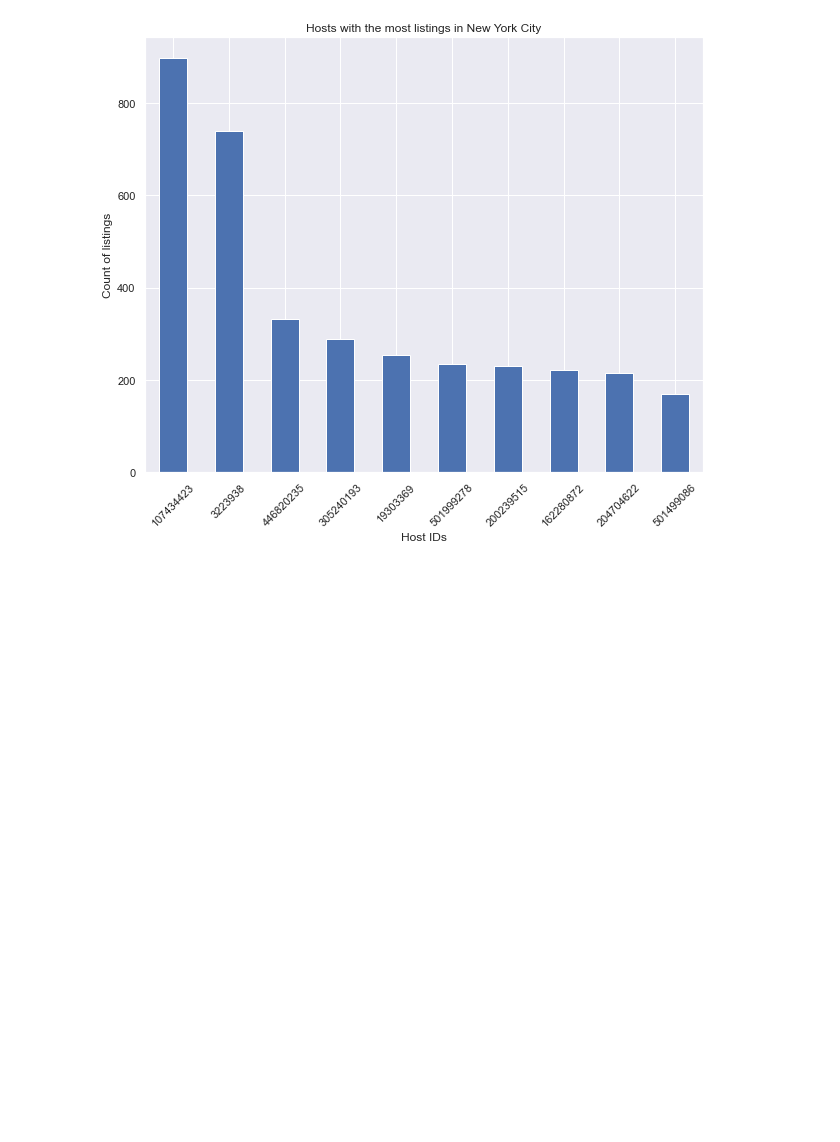
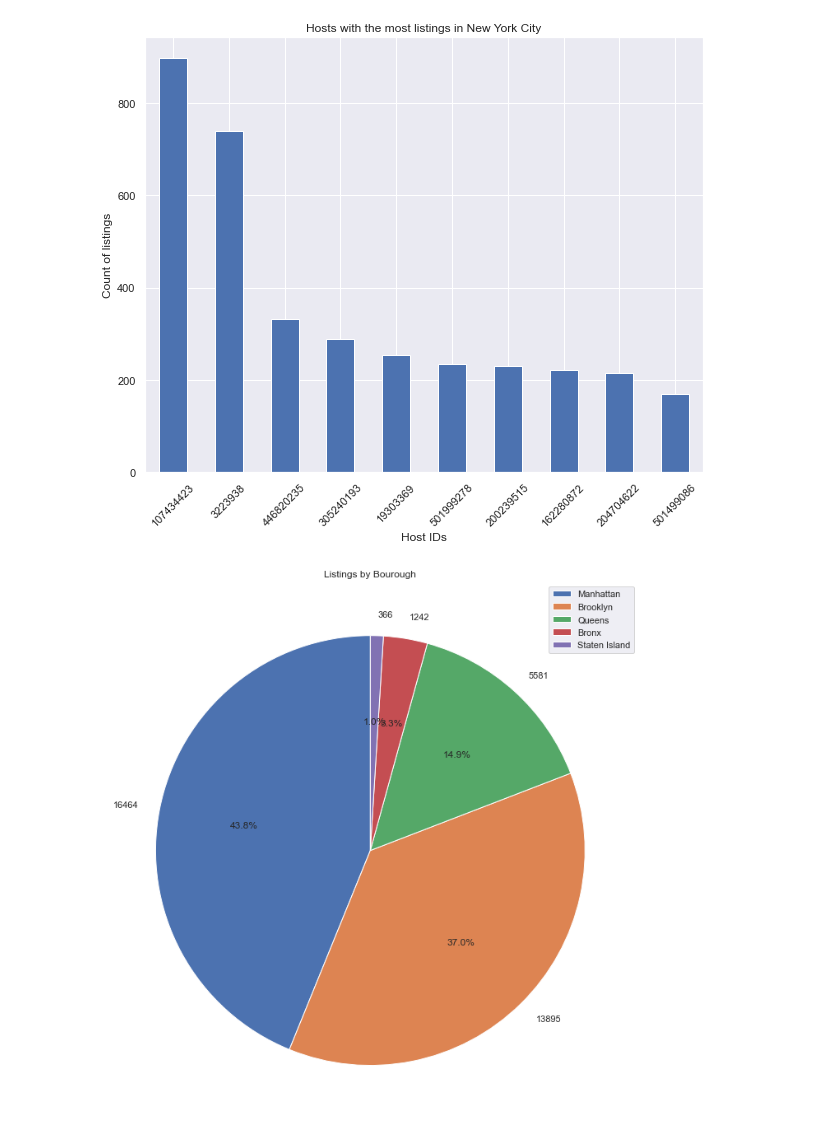
Before and after one commit to admacpherson/NYC-Airbnb-Data-Exploration, a Jupyter notebook: Airbnb NYC.ipynb, the cells around one changed output. Saved outputs shown, nothing was run; the diff lists cells and outputs as text; code cells hidden in the pictures; blank space fills up the shorter version.

Commit message:
Add pie chart displaying listings by bourough

```diff
--- a/Airbnb NYC.ipynb
+++ b/Airbnb NYC.ipynb
@@ -75,3 +76,22 @@ top_hosts_bar.set_xticklabels(top_hosts_bar.get_xticklabels(), rotation=45)
  Text(8, 0, '204704622'),
  Text(9, 0, '501499086')]
 [figure]
+# %%
+# Create list of bouroughs by indexing neighbourhood_group values
+labels = listings.neighbourhood_group.value_counts().index
+#explode = (0, 1, 0, 0, 0)
+# Define shape by count of listings in each bourough
+shape = listings.neighbourhood_group.value_counts().values
+
+# Define figure size
+plt.figure(figsize=(12,12))
+# Define pie chart with percentage labels
+plt.pie(shape, labels=shape, autopct = '%1.1f%%', startangle=90)
+# Add legend
+plt.legend(labels)
+# Add title
+plt.title("Listings by Bourough")
+# Display pie chart
+plt.show()
+# %% [output]
+[figure, added]
```
Also changed, not shown: parts of 2 cells of this notebook, 1 other file.
